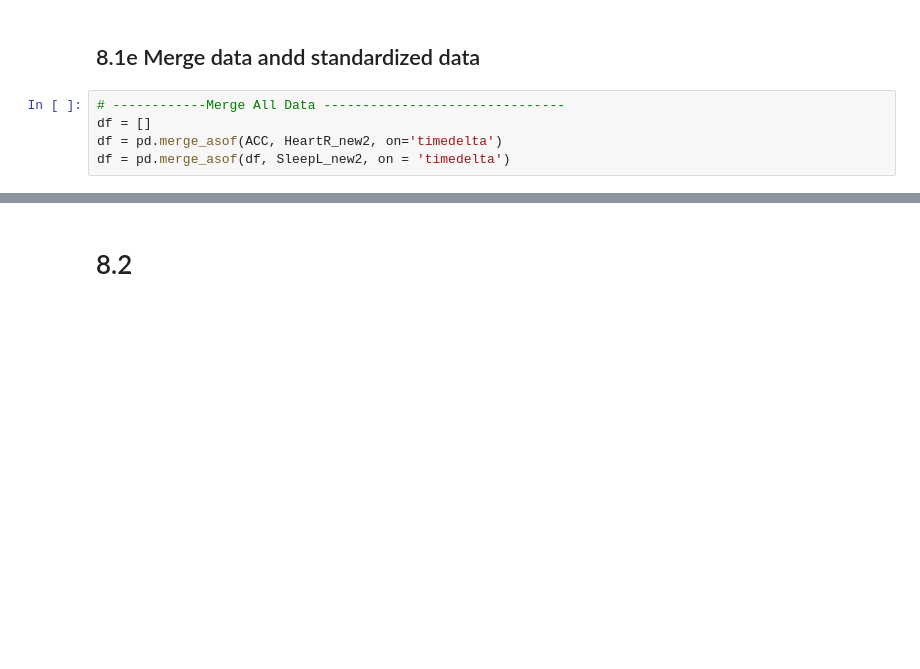
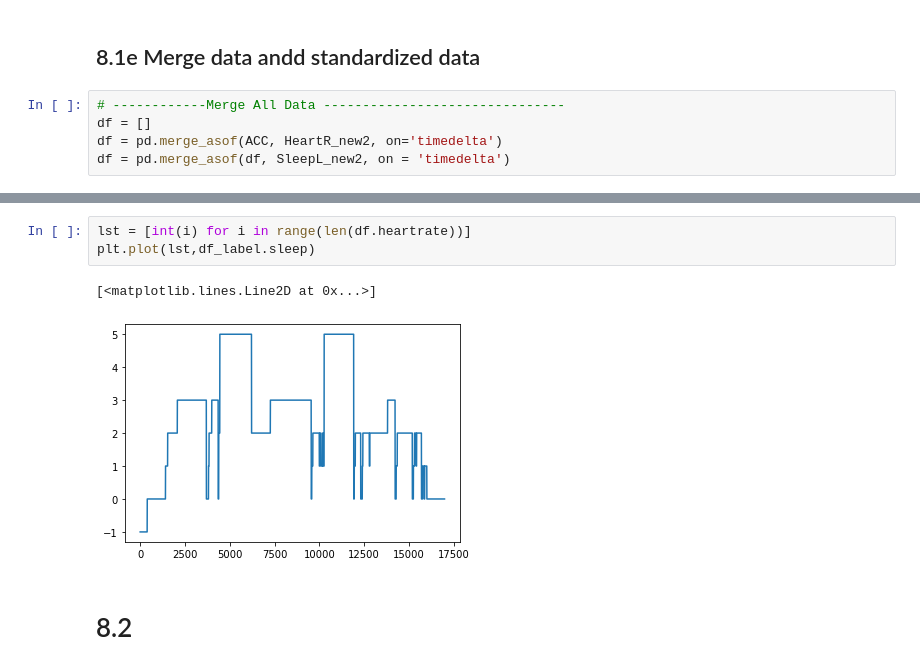
Before and after one commit to oathathat/ML_Kmitl_3D, a Jupyter notebook: Lab/Lab8.ipynb, the cells around one changed output, grey strips where cells are left out. Drawn from its saved outputs; the diff is of its cells as text; blank space fills up the shorter version.

```diff
--- a/Lab/Lab8.ipynb
+++ b/Lab/Lab8.ipynb
@@ -100,3 +183,9 @@ df_label = df[label_columns]
+# %%
+lst = [int(i) for i in range(len(df.heartrate))]
+plt.plot(lst,df_label.sleep)
+# %% [output]
+[<matplotlib.lines.Line2D at 0x...>]
+[figure, added]
 # %% [markdown]
 # 8.2
 # %% [markdown]
```
Also changed, not shown: parts of 25 cells of this notebook, 2 other files.
